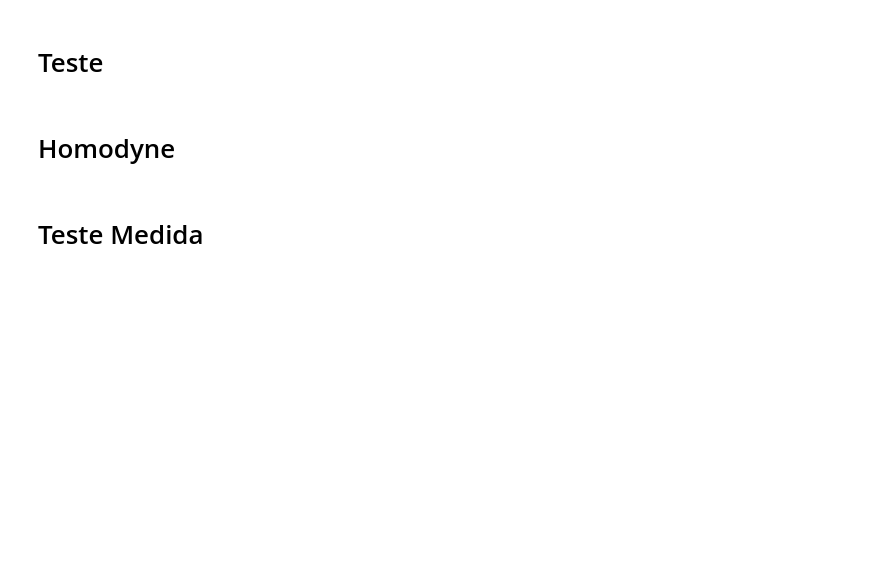
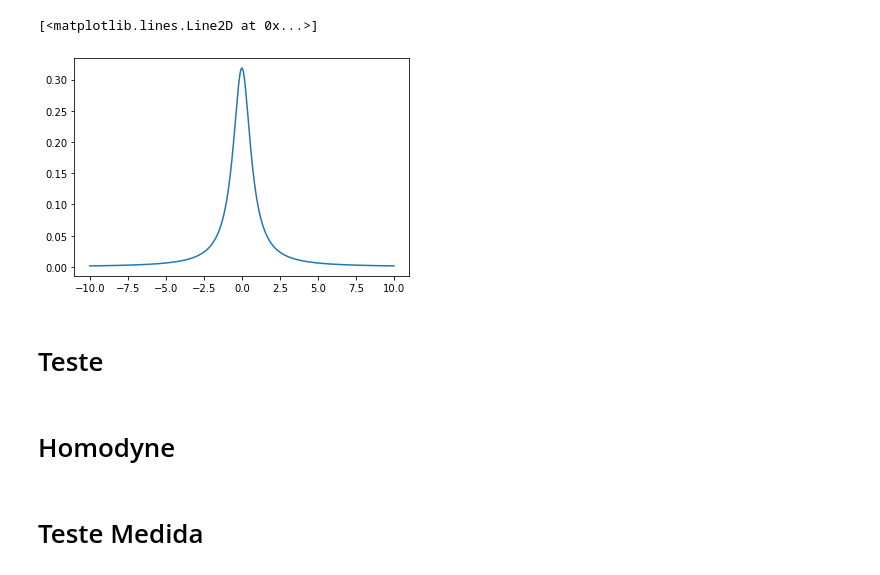
Before and after one commit to quantum-devices-physics-lab/measurement-instruments-python, a Jupyter notebook: QCodes_teste.ipynb, the cells around one changed output. Saved outputs shown, nothing was run; the diff lists cells and outputs as text; code cells hidden in the pictures; blank space fills up the shorter version.

Commit message:
added a lorentzian function

```diff
--- a/QCodes_teste.ipynb
+++ b/QCodes_teste.ipynb
@@ -29,3 +31,15 @@ Qcodes Logfile : C:\Users\lucam\.qcodes\logs\200515-10000-qcodes.log
+# %%
+x = np.linspace(-10,10,500)
+# %%
+def lorentzian(x,x0=0,sigma=1):
+    return (sigma/2)/((x-x0)**2+sigma/2)/np.pi
+# %%
+y = lorentzian(x,sigma=1)
+# %%
+plt.plot(x,y)
+# %% [output]
+[<matplotlib.lines.Line2D at 0x...>]
+[figure, added]
 # %% [markdown]
 # Teste
 # %%
```
Also changed, not shown: parts of 2 cells of this notebook.
